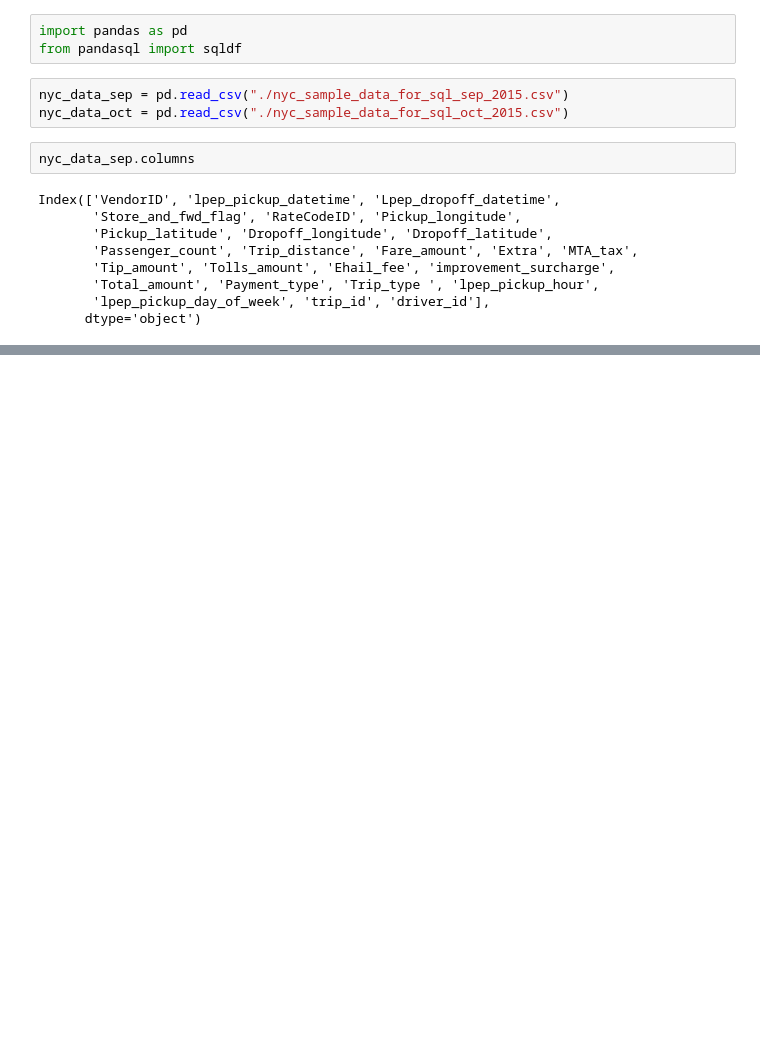
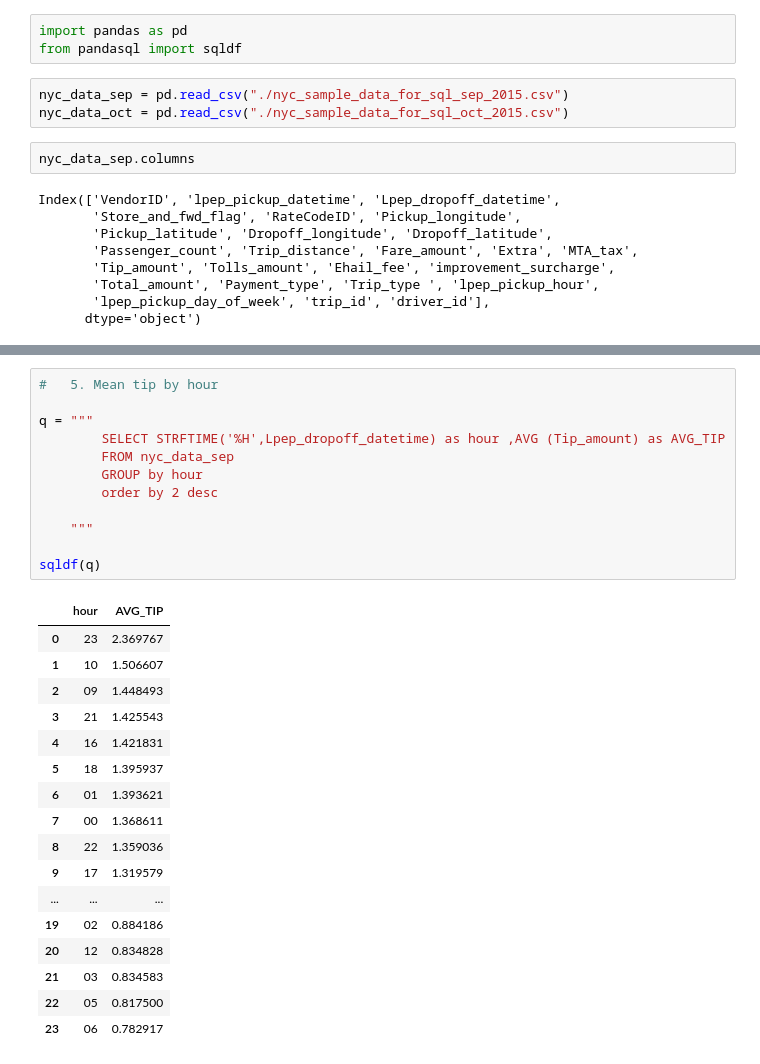
Before and after one commit to bayraktarengin/eurotech_ds, a Jupyter notebook: sql/nyc_taxi_query_notebook.ipynb, the cells around one changed output, grey strips where cells are left out. Drawn from its saved outputs; the diff is of its cells as text; blank space fills up the shorter version.

```diff
--- a/sql/nyc_taxi_query_notebook.ipynb
+++ b/sql/nyc_taxi_query_notebook.ipynb
@@ -48,0 +244,30 @@ sqldf(q)
+# %%
+#   5. Mean tip by hour
+
+q = """
+        SELECT STRFTIME('%H',Lpep_dropoff_datetime) as hour ,AVG (Tip_amount) as AVG_TIP
+        FROM nyc_data_sep
+        GROUP by hour
+        order by 2 desc
+
+    """
+
+sqldf(q)
+# %% [output]
+|  | hour | AVG_TIP |
+| 0 | 23 | 2.369767 |
+| 1 | 10 | 1.506607 |
+| 2 | 09 | 1.448493 |
+| 3 | 21 | 1.425543 |
+| 4 | 16 | 1.421831 |
+| 5 | 18 | 1.395937 |
+| 6 | 01 | 1.393621 |
+| 7 | 00 | 1.368611 |
+| 8 | 22 | 1.359036 |
+| 9 | 17 | 1.319579 |
+| ... | ... | ... |
+| 19 | 02 | 0.884186 |
+| 20 | 12 | 0.834828 |
+| 21 | 03 | 0.834583 |
+| 22 | 05 | 0.817500 |
+| 23 | 06 | 0.782917 |
```
Also changed, not shown: parts of 17 cells of this notebook.
